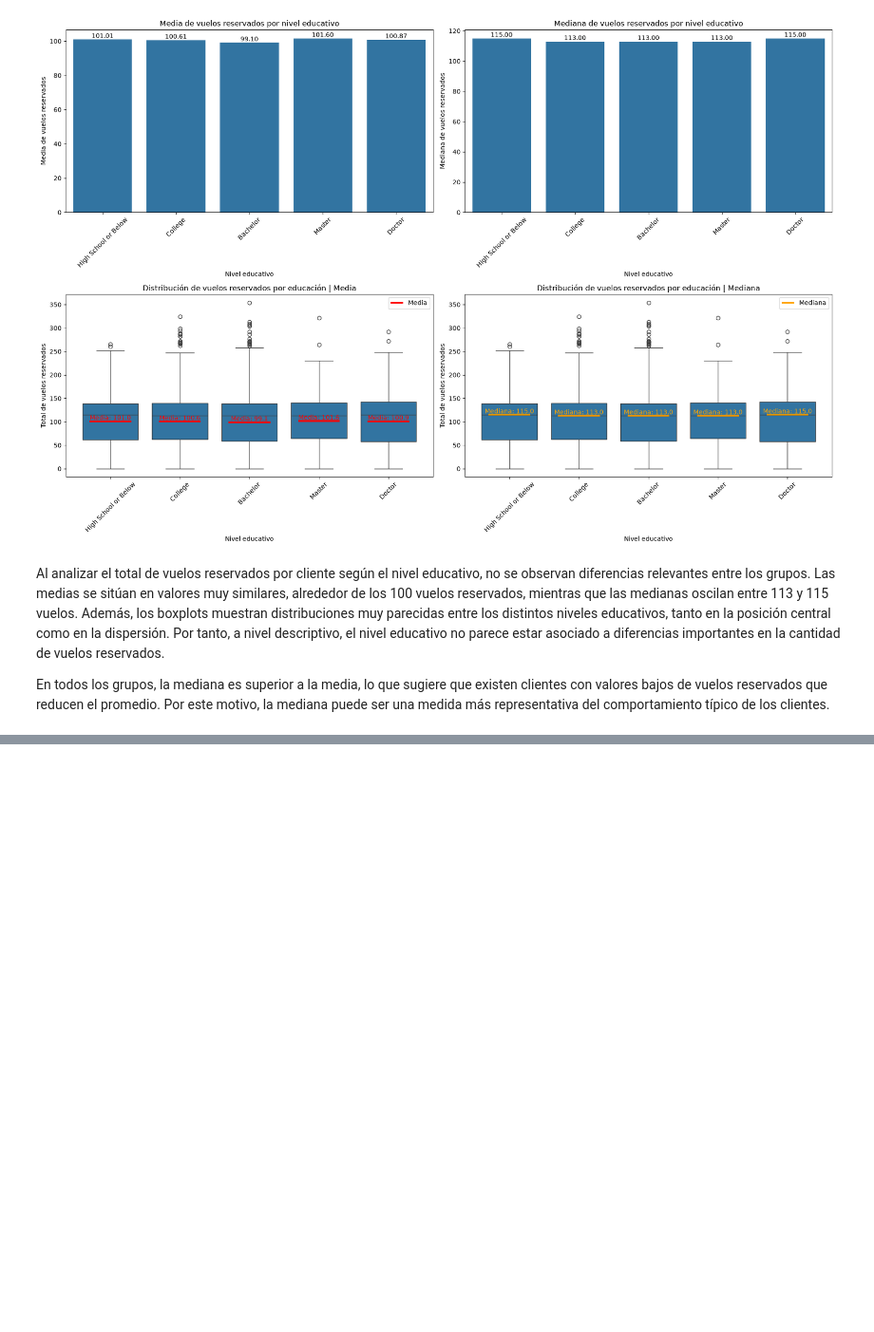
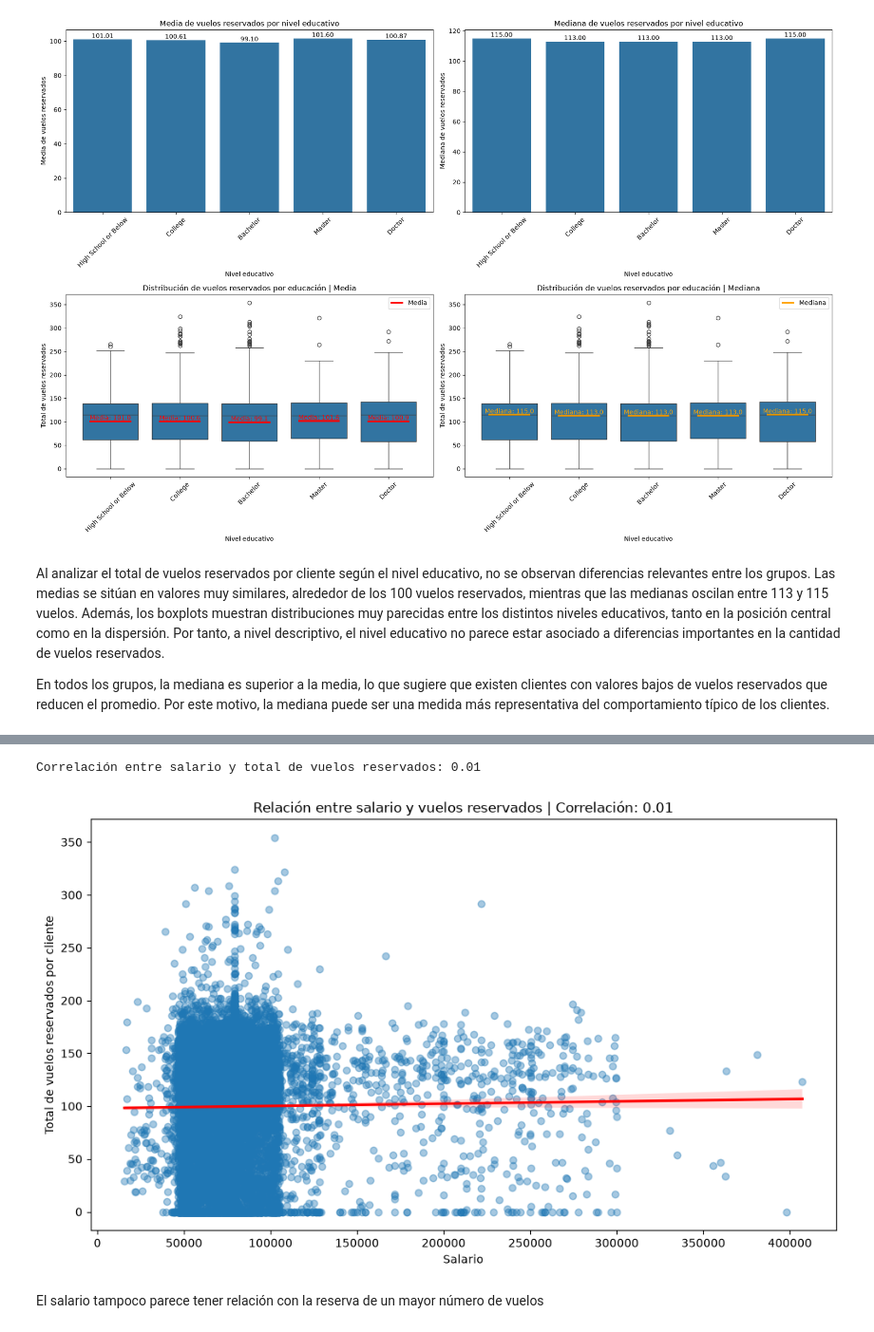
Before and after one commit to Adalab/bda-modulo-3-evaluacion-final-beatrizsjj, a Jupyter notebook: Analisis/02_analisis.ipynb, the cells around one changed output, grey strips where cells are left out. Shown at 95% size. Drawn from its saved outputs; the diff is of its cells as text; code cells hidden in the pictures; blank space fills up the shorter version.

Commit message:
Finalización del ejercicio, elaboración de informe de resultados y Readme

```diff
--- a/Analisis.ipynb
+++ b/Analisis/02_analisis.ipynb
@@ -1607,3 +1610,23 @@ plt.show()
 Al analizar el total de vuelos reservados por cliente según el nivel educativo, no se observan diferencias relevantes entre los grupos. Las medias se sitúan en valores muy similares, alrededor de los 100 vuelos reservados, mientras que las medianas oscilan entre 113 y 115 vuelos. Además, los boxplots muestran distribuciones muy parecidas entre los distintos niveles educativos, tanto en la posición central como en la dispersión. Por tanto, a nivel descriptivo, el nivel educativo no parece estar asociado a diferencias importantes en la cantidad de vuelos reservados.
 
 En todos los grupos, la mediana es superior a la media, lo que sugiere que existen clientes con valores bajos de vuelos reservados que reducen el promedio. Por este motivo, la mediana puede ser una medida más representativa del comportamiento típico de los clientes.
+# %%
+# Análisis extra: relación entre el salario y los viajes
+
+
+vuelos_por_cliente = (
+    df_final
+    .groupby("loyalty_number")["flights_booked"]
+    .sum()
+    .reset_index()
+    .rename(columns={"flights_booked": "total_flights_booked"})
+)
+
+
+salario_vuelos = vuelos_por_cliente.merge(
+    df_clientes[["loyalty_number", "salary"]],
+    on="loyalty_number",
+    how="left"
+)
+
+salario_vuelos.head()
@@ -1609,0 +1640,31 @@ En todos los grupos, la mediana es superior a la media, lo que sugiere que exist
+# %%
+df_corr_salario_vuelos = salario_vuelos[["salary", "total_flights_booked"]].dropna()
+
+correlacion = df_corr_salario_vuelos["salary"].corr(
+    df_corr_salario_vuelos["total_flights_booked"]
+)
+
+print(f"Correlación entre salario y total de vuelos reservados: {correlacion:.2f}")
+# %% [output]
+Correlación entre salario y total de vuelos reservados: 0.01
+# %%
+plt.figure(figsize=(10, 6))
+
+sns.regplot(
+    data=df_corr_salario_vuelos,
+    x="salary",
+    y="total_flights_booked",
+    scatter_kws={"alpha": 0.4},
+    line_kws={"color": "red"}
+)
+
+plt.title(f"Relación entre salario y vuelos reservados | Correlación: {correlacion:.2f}")
+plt.xlabel("Salario")
+plt.ylabel("Total de vuelos reservados por cliente")
+
+plt.tight_layout()
+plt.show()
+# %% [output]
+[figure, added]
+# %% [markdown]
+El salario tampoco parece tener relación con la reserva de un mayor número de vuelos
```
Also changed, not shown: parts of 10 cells of this notebook, 3 other files.
